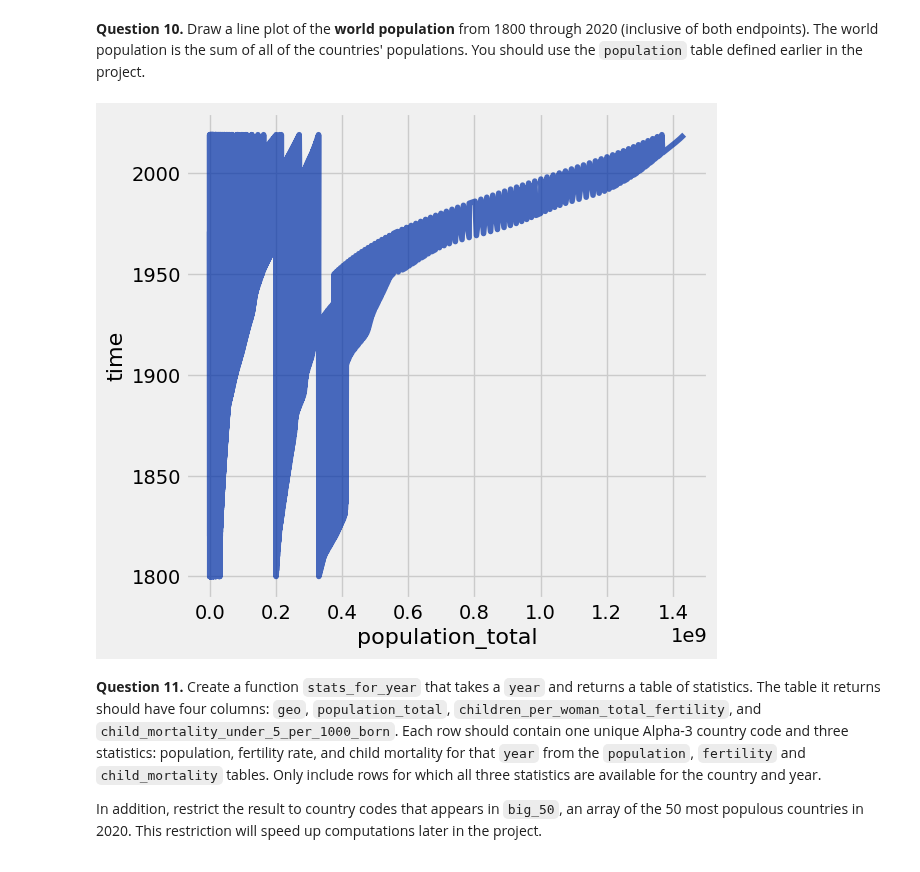
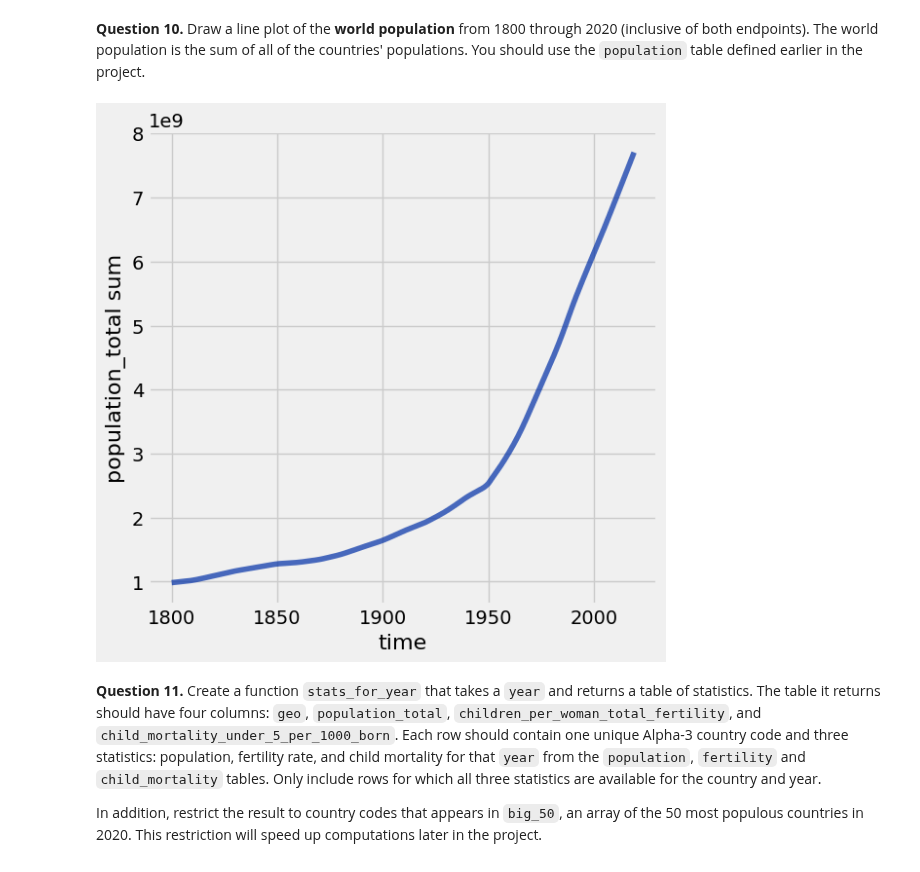
Before and after one commit to zeke5172-wq/Data-Analytics-class, a Jupyter notebook: project1/project1.ipynb, the cells around one changed output. Saved outputs shown, nothing was run; the diff lists cells and outputs as text; code cells hidden in the pictures.

```diff
--- a/project1/project1.ipynb
+++ b/project1/project1.ipynb
@@ -407,10 +407,9 @@ q1_9 results: All test cases passed!
 **Question 10.** Draw a line plot of the **world population** from 1800 through 2020 (inclusive of both endpoints). The world population is the sum of all of the countries' populations. You should use the `population` table defined earlier in the project.
 # %%
 #Fill in code here
-pop2 =population.where("time",are.between(1800,2020)).drop("geo")
-pop2.plot("population_total")
+pop2 =population.where("time",are.between(1800,2020)).drop("geo").group("time",sum).plot(0)
 # %% [output]
-[figure, old version]
+[figure, new version]
 # %% [markdown]
 <!-- END QUESTION -->
 
```
Also changed, not shown: parts of 4 cells of this notebook, 1 other file.
